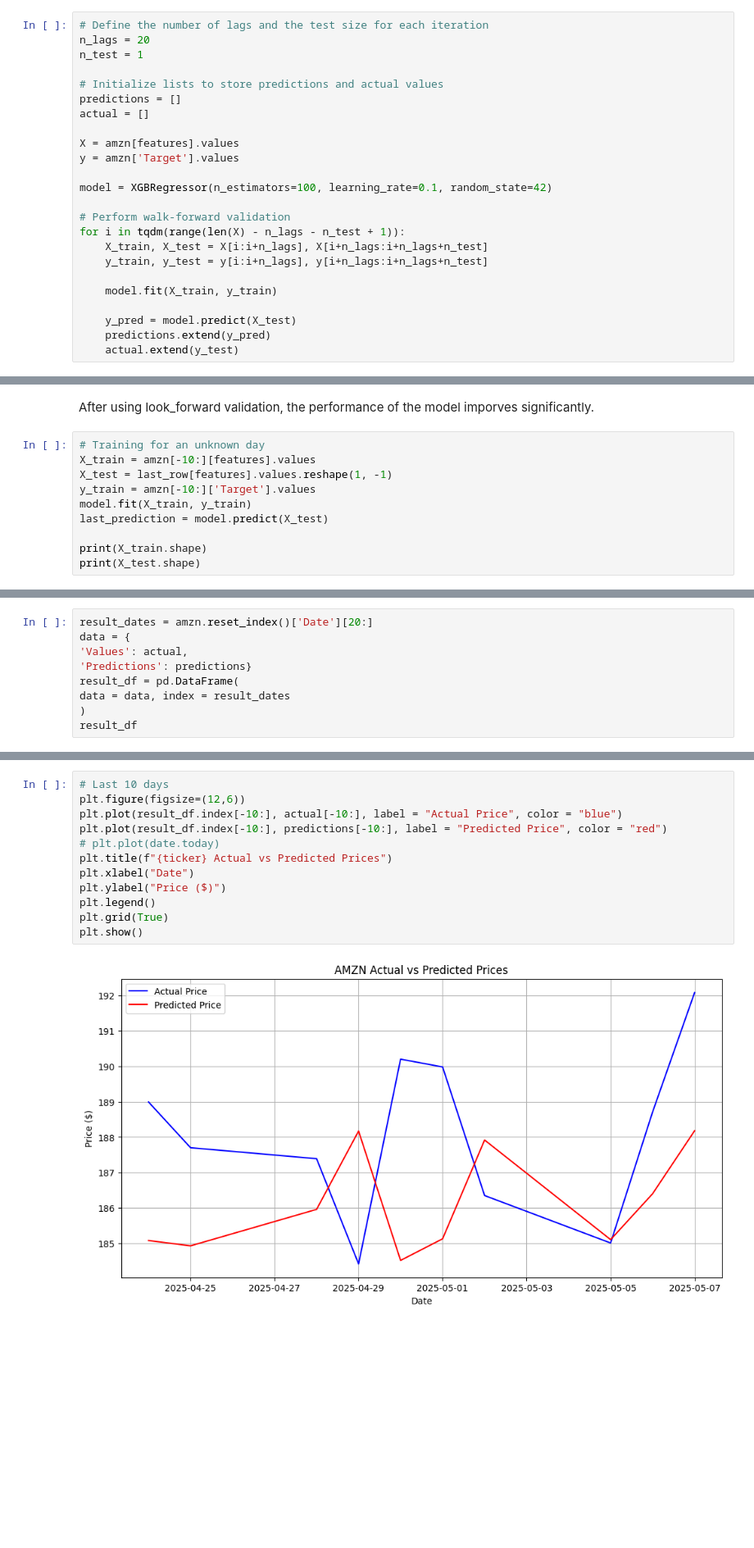
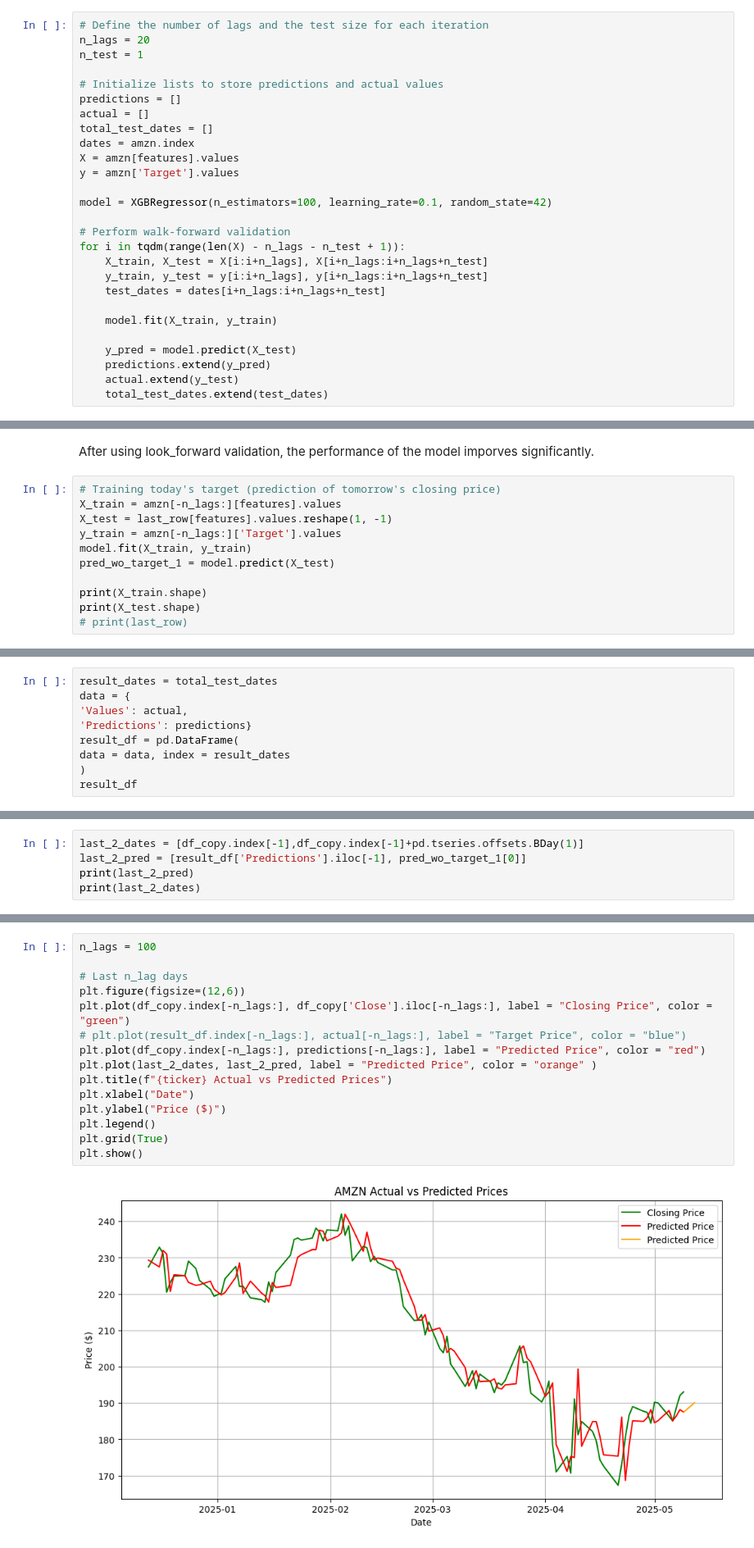
Before and after one commit to OAillon/Stock-Price-Prediction, a Jupyter notebook: jupyter_notebooks/XGBoost.ipynb, the cells around one changed output, grey strips where cells are left out. Shown: that part at 82% size. Cells and saved outputs as stored; diff of their text form; blank space fills up the shorter version.

Commit message:
Added next day prediction

```diff
--- a/jupyter_notebooks/XGBoost.ipynb
+++ b/jupyter_notebooks/XGBoost.ipynb
@@ -350,7 +352,8 @@ n_test = 1
 # Initialize lists to store predictions and actual values
 predictions = []
 actual = []
-
+total_test_dates = []
+dates = amzn.index
 X = amzn[features].values
 y = amzn['Target'].values
 
@@ -360,12 +363,14 @@ model = XGBRegressor(n_estimators=100, learning_rate=0.1, random_state=42)
 for i in tqdm(range(len(X) - n_lags - n_test + 1)):
     X_train, X_test = X[i:i+n_lags], X[i+n_lags:i+n_lags+n_test]
     y_train, y_test = y[i:i+n_lags], y[i+n_lags:i+n_lags+n_test]
+    test_dates = dates[i+n_lags:i+n_lags+n_test]
 
     model.fit(X_train, y_train)
 
     y_pred = model.predict(X_test)
     predictions.extend(y_pred)
     actual.extend(y_test)
+    total_test_dates.extend(test_dates)
 # %%
 # Calculate the Mean Squared Error
 
@@ -386,13 +393,14 @@ print(predictions)
 # %% [markdown]
 After using look_forward validation, the performance of the model imporves significantly.
 # %%
-# Training for an unknown day
-X_train = amzn[-10:][features].values
+# Training today's target (prediction of tomorrow's closing price)
+X_train = amzn[-n_lags:][features].values
 X_test = last_row[features].values.reshape(1, -1)
-y_train = amzn[-10:]['Target'].values
+y_train = amzn[-n_lags:]['Target'].values
 model.fit(X_train, y_train)
-last_prediction = model.predict(X_test)
+pred_wo_target_1 = model.predict(X_test)
 
 print(X_train.shape)
 print(X_test.shape)
+# print(last_row)
 # %% [output]
@@ -400,6 +408,6 @@ print(X_test.shape)
 (1, 8)
 # %%
-result_dates = amzn.reset_index()['Date'][20:]
+result_dates = total_test_dates
 data = {
 'Values': actual,
 'Predictions': predictions}
@@ -424,0 +432,5 @@ result_df
+# %%
+last_2_dates = [df_copy.index[-1],df_copy.index[-1]+pd.tseries.offsets.BDay(1)]
+last_2_pred = [result_df['Predictions'].iloc[-1], pred_wo_target_1[0]]
+print(last_2_pred)
+print(last_2_dates)
@@ -436,16 +451,19 @@ plt.show()
 # %% [output]
 [figure]
 # %%
-# Last 10 days
+n_lags = 100
+
+# Last n_lag days
 plt.figure(figsize=(12,6))
-plt.plot(result_df.index[-10:], actual[-10:], label = "Actual Price", color = "blue")
-plt.plot(result_df.index[-10:], predictions[-10:], label = "Predicted Price", color = "red")
-# plt.plot(date.today)
+plt.plot(df_copy.index[-n_lags:], df_copy['Close'].iloc[-n_lags:], label = "Closing Price", color = "green")
+# plt.plot(result_df.index[-n_lags:], actual[-n_lags:], label = "Target Price", color = "blue")
+plt.plot(df_copy.index[-n_lags:], predictions[-n_lags:], label = "Predicted Price", color = "red")
+plt.plot(last_2_dates, last_2_pred, label = "Predicted Price", color = "orange" )
 plt.title(f"{ticker} Actual vs Predicted Prices")
 plt.xlabel("Date")
 plt.ylabel("Price ($)")
 plt.legend()
 plt.grid(True)
 plt.show()
 # %% [output]
-[figure, old version]
+[figure, new version]
```
Also changed, not shown: parts of 18 cells of this notebook.
